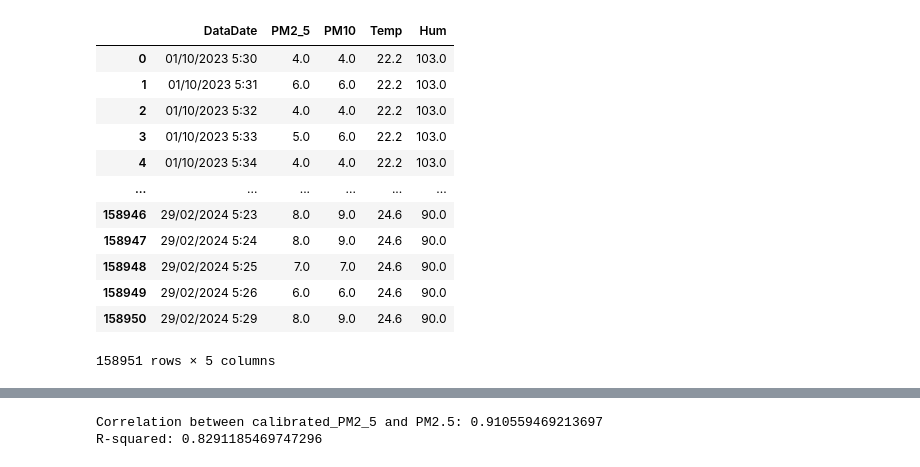
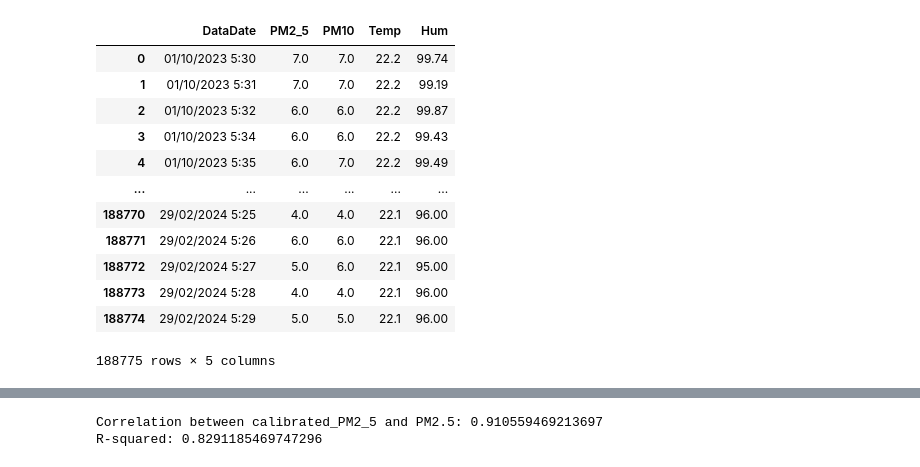
Before and after one commit to moadams847/Calibration-Engine-API, a Jupyter notebook: make_API_call_to_calibrate.ipynb, the cells around one changed output, grey strips where cells are left out. Cells and saved outputs as stored; diff of their text form; code cells hidden in the pictures.

```diff
--- a/make_API_call_to_calibrate.ipynb
+++ b/make_API_call_to_calibrate.ipynb
@@ -12,22 +12,22 @@ import seaborn as sns
 import warnings
 warnings.filterwarnings('ignore')
 # %%
-df = pd.read_csv('data_ENE00960_R.csv')
+df = pd.read_csv('data_ENE00933_R.csv')
 df
 # %% [output]
 |  | DataDate | PM2_5 | PM10 | Temp | Hum |
-| 0 | 01/10/2023 5:30 | 4.0 | 4.0 | 22.2 | 103.0 |
-| 1 | 01/10/2023 5:31 | 6.0 | 6.0 | 22.2 | 103.0 |
-| 2 | 01/10/2023 5:32 | 4.0 | 4.0 | 22.2 | 103.0 |
-| 3 | 01/10/2023 5:33 | 5.0 | 6.0 | 22.2 | 103.0 |
-| 4 | 01/10/2023 5:34 | 4.0 | 4.0 | 22.2 | 103.0 |
+| 0 | 01/10/2023 5:30 | 7.0 | 7.0 | 22.2 | 99.74 |
+| 1 | 01/10/2023 5:31 | 7.0 | 7.0 | 22.2 | 99.19 |
+| 2 | 01/10/2023 5:32 | 6.0 | 6.0 | 22.2 | 99.87 |
+| 3 | 01/10/2023 5:34 | 6.0 | 6.0 | 22.2 | 99.43 |
+| 4 | 01/10/2023 5:35 | 6.0 | 7.0 | 22.2 | 99.49 |
 | ... | ... | ... | ... | ... | ... |
-| 158946 | 29/02/2024 5:23 | 8.0 | 9.0 | 24.6 | 90.0 |
-| 158947 | 29/02/2024 5:24 | 8.0 | 9.0 | 24.6 | 90.0 |
-| 158948 | 29/02/2024 5:25 | 7.0 | 7.0 | 24.6 | 90.0 |
-| 158949 | 29/02/2024 5:26 | 6.0 | 6.0 | 24.6 | 90.0 |
-| 158950 | 29/02/2024 5:29 | 8.0 | 9.0 | 24.6 | 90.0 |
+| 188770 | 29/02/2024 5:25 | 4.0 | 4.0 | 22.1 | 96.00 |
+| 188771 | 29/02/2024 5:26 | 6.0 | 6.0 | 22.1 | 96.00 |
+| 188772 | 29/02/2024 5:27 | 5.0 | 6.0 | 22.1 | 95.00 |
+| 188773 | 29/02/2024 5:28 | 4.0 | 4.0 | 22.1 | 96.00 |
+| 188774 | 29/02/2024 5:29 | 5.0 | 5.0 | 22.1 | 96.00 |
-158951 rows × 5 columns
+188775 rows × 5 columns
 # %%
 def process_data_and_post(df):
     # URL of your Flask API
```
Also changed, not shown: parts of 4 cells of this notebook, 2 other files.
